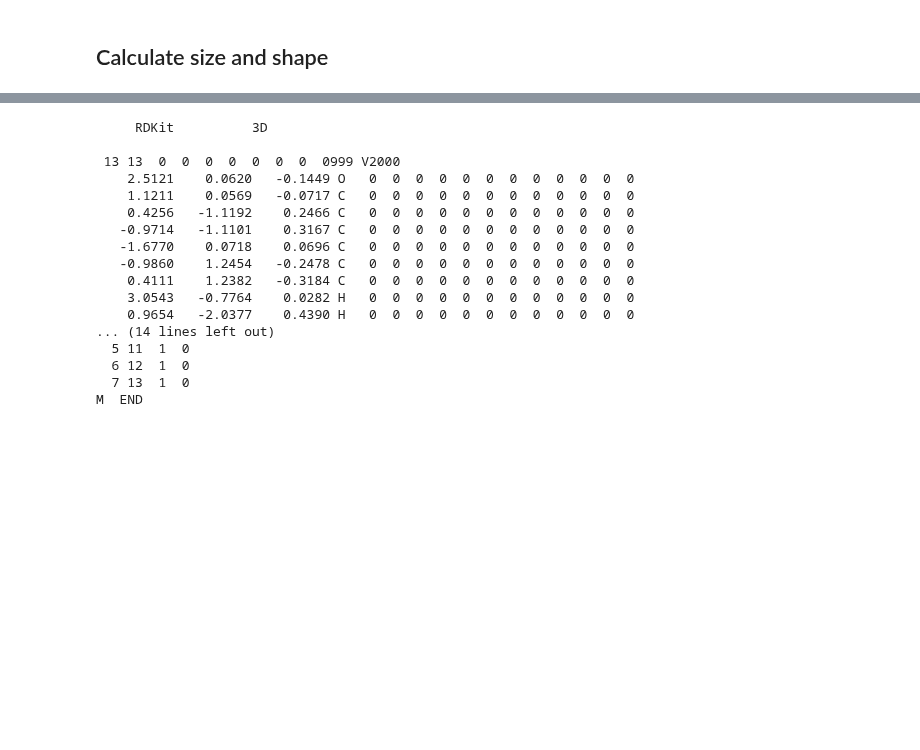
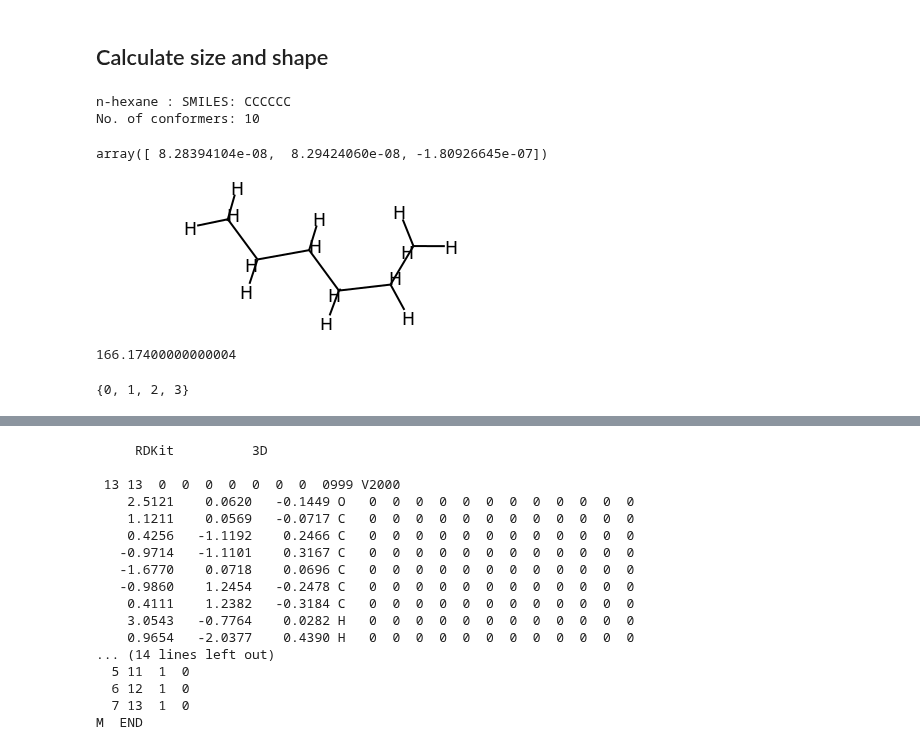
Before and after one commit to andrewtarzia/enzyme_screen, a Jupyter notebook: rdkit_testing.ipynb, the cells around one changed output, grey strips where cells are left out. Drawn from its saved outputs; the diff is of its cells as text; code cells hidden in the pictures; blank space fills up the shorter version.

Commit message:
pymol linked. calculate and output shape of molecule based on VDW.

```diff
--- a/rdkit_testing.ipynb
+++ b/rdkit_testing.ipynb
@@ -76,0 +144,24 @@ produce_quick_fig_mol(molecules, output_dir+'test_molecules.pdf')
+# %%
+name = 'n-hexane'
+smile = molecules[name]
+print(name,':', 'SMILES:', smile)
+# Read SMILES and add Hs
+mol = Chem.AddHs(Chem.MolFromSmiles(smile))
+# 2D to 3D
+# with multiple conformers
+cids = Chem.EmbedMultipleConfs(mol, 10, Chem.ETKDG())
+print('No. of conformers:', len(cids))
+# quick UFF optimize
+for cid in cids: Chem.UFFOptimizeMolecule(mol, confId=cid)
+mol_coms = get_COMs(mol)
+confId = 0
+boxMargin = 2.0
+conf = mol.GetConformer(confId)
+# Chem.CanonicalizeConformer(conf)
+COM = mol_coms[confId]
+
+shape = get_molec_shape(conf)
+show_shape(v, mol, confId, shape)
+# %% [output]
+n-hexane : SMILES: CCCCCC
+No. of conformers: 10
@@ -76,0 +172,8 @@ produce_quick_fig_mol(molecules, output_dir+'test_molecules.pdf')
+# %%
+COM
+# %% [output]
+array([ 8.28394104e-08,  8.29424060e-08, -1.80926645e-07])
+# %%
+mol
+# %% [output]
+[figure, added]
@@ -76,0 +182,7 @@ produce_quick_fig_mol(molecules, output_dir+'test_molecules.pdf')
+# %%
+voxelVol = 0.1**3
+voxels = [1 for x in occ_vec if x>=1]
+vol = voxelVol*len(voxels)
+print(vol)
+# %% [output]
+166.17400000000004
@@ -77,2 +193,6 @@ produce_quick_fig_mol(molecules, output_dir+'test_molecules.pdf')
+# %%
+set(vals)
+# %% [output]
+{0, 1, 2, 3}
 # %%
 for name, smile in molecules.items():
```
Also changed, not shown: parts of 19 cells of this notebook.
